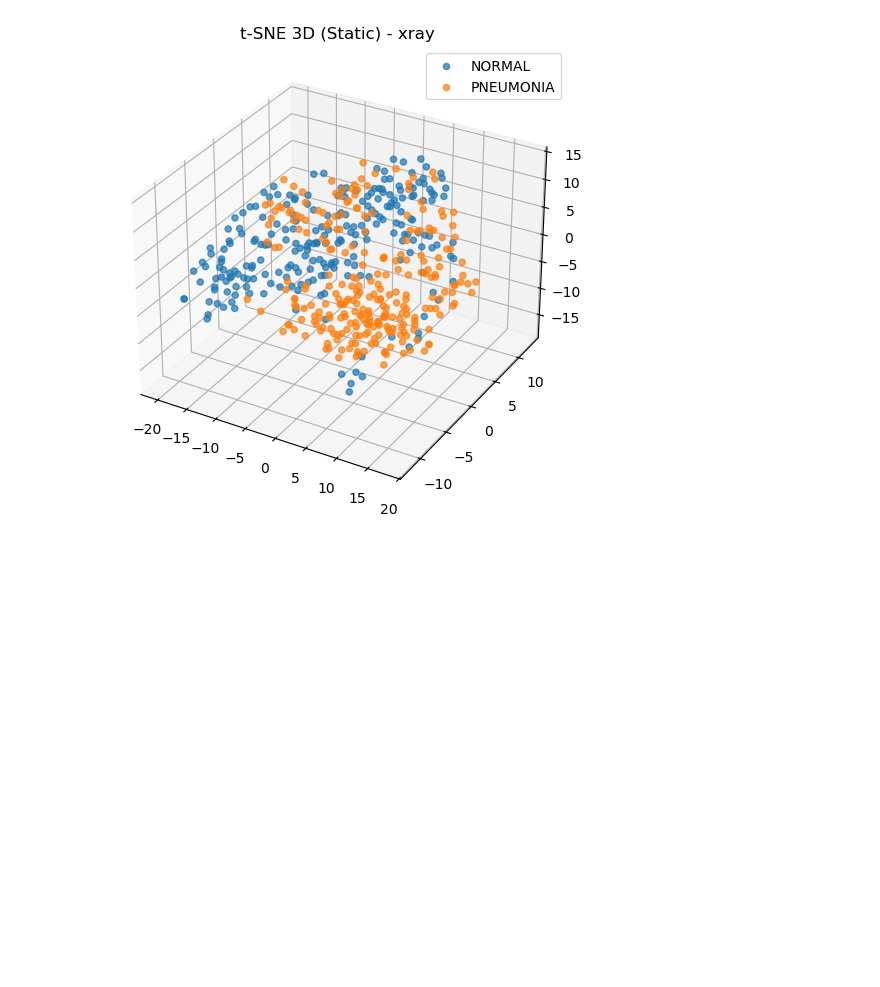
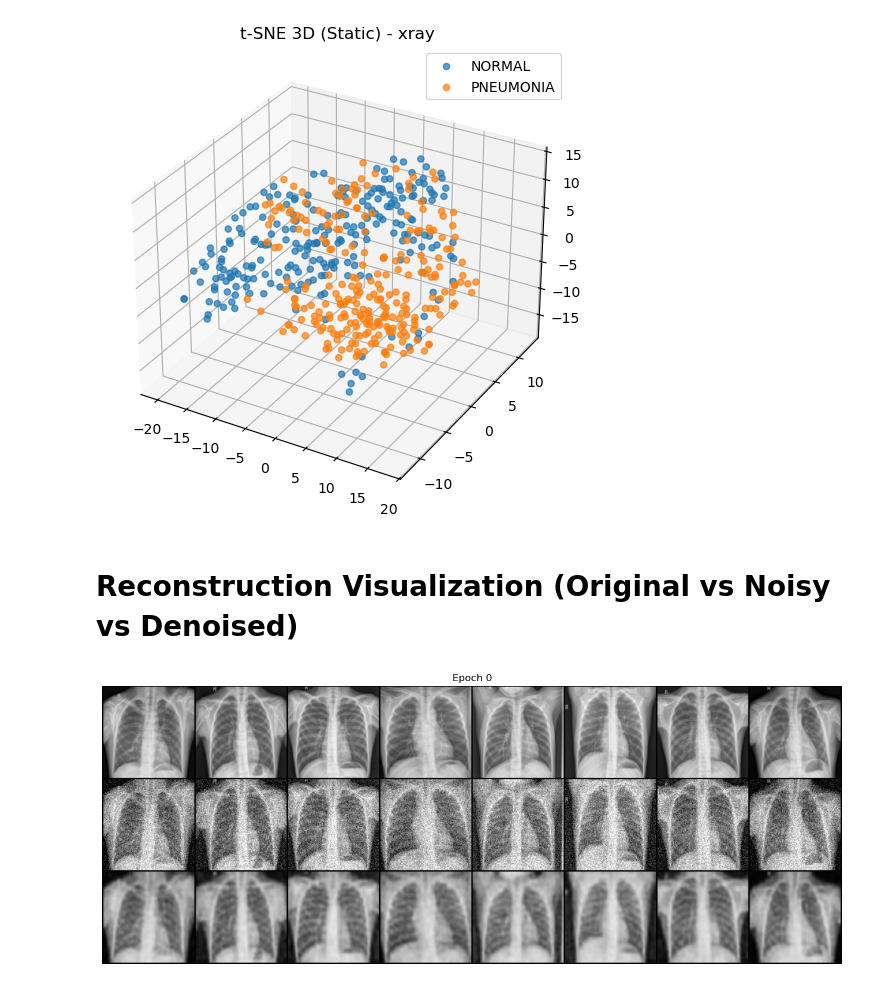
Before and after one commit to maramtarek53-ctrl/Project_4, a Jupyter notebook: Evaluation/Exp2/Evaluation.ipynb, the cells around one changed output. Drawn from its saved outputs; the diff is of its cells as text; code cells hidden in the pictures; blank space fills up the shorter version.

```diff
--- a/Evaluation/Exp2/Evaluation.ipynb
+++ b/Evaluation/Exp2/Evaluation.ipynb
@@ -461,3 +461,5 @@ plot_tsne_3d(
 # %% [output]
 [figure]
 [figure]
+# %% [markdown]
+# Reconstruction Visualization (Original vs Noisy vs Denoised)
@@ -463,0 +579,8 @@ plot_tsne_3d(
+# %%
+visualize_reconstruction(
+    dataset_name="xray",
+    sigma=0.2,
+    epoch=0,
+)
+# %% [output]
+[figure, added]
```
Also changed, not shown: parts of 1 cell of this notebook, 2 other files.
